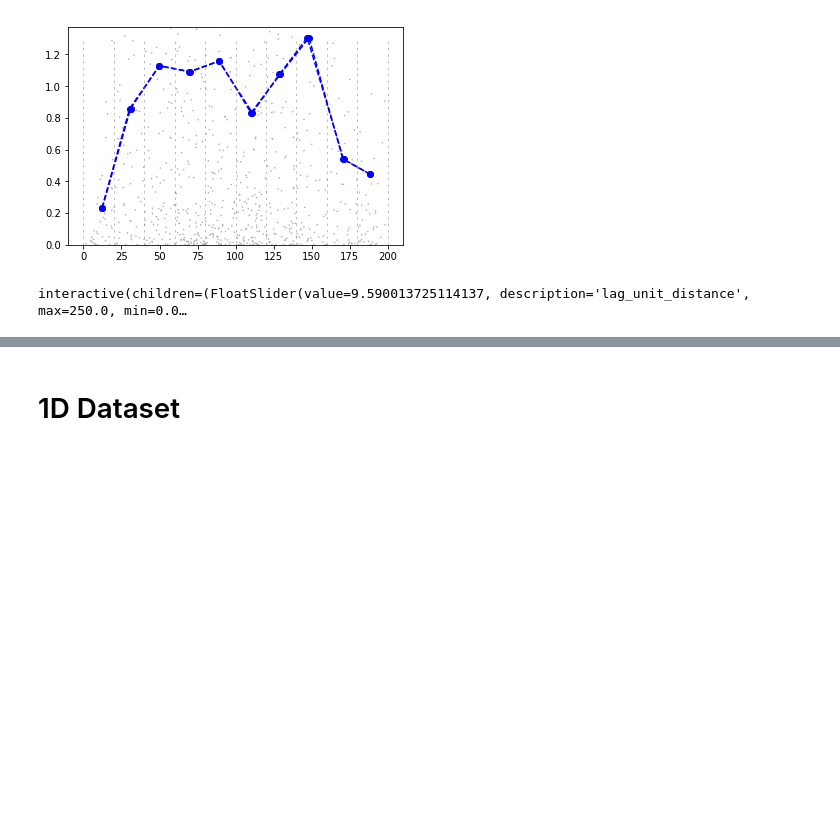
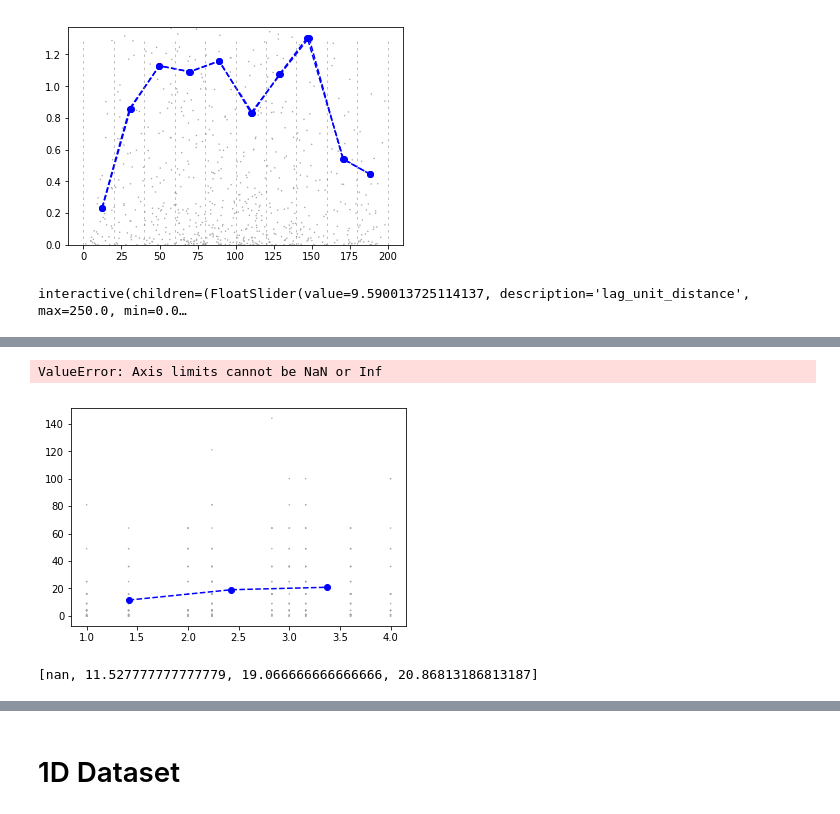
Before and after one commit to gautier-laurent/Geostat_Course, a Jupyter notebook: Geostat Dev.ipynb, the cells around one changed output, grey strips where cells are left out. Saved outputs shown, nothing was run; the diff lists cells and outputs as text; code cells hidden in the pictures; blank space fills up the shorter version.

```diff
--- a/Geostat Dev.ipynb
+++ b/Geostat Dev.ipynb
@@ -518,0 +589,13 @@ interactive(children=(FloatSlider(value=9.590013725114137, description='lag_unit
+# %%
+vario = Variogram(dataset)
+vario.compute_vario_cloud()
+vario.setup_lags()#max_lag_distance=7,lag_unit_distance=1.5)
+vario.compute_variogram()
+vario.show(show_cloud = True,show_classes=True,show_vario=True)
+# %% [output]
+ValueError: Axis limits cannot be NaN or Inf
+[figure, added]
+# %%
+vario.vario
+# %% [output]
+[nan, 11.527777777777779, 19.066666666666666, 20.86813186813187]
```
Also changed, not shown: parts of 15 cells of this notebook.
